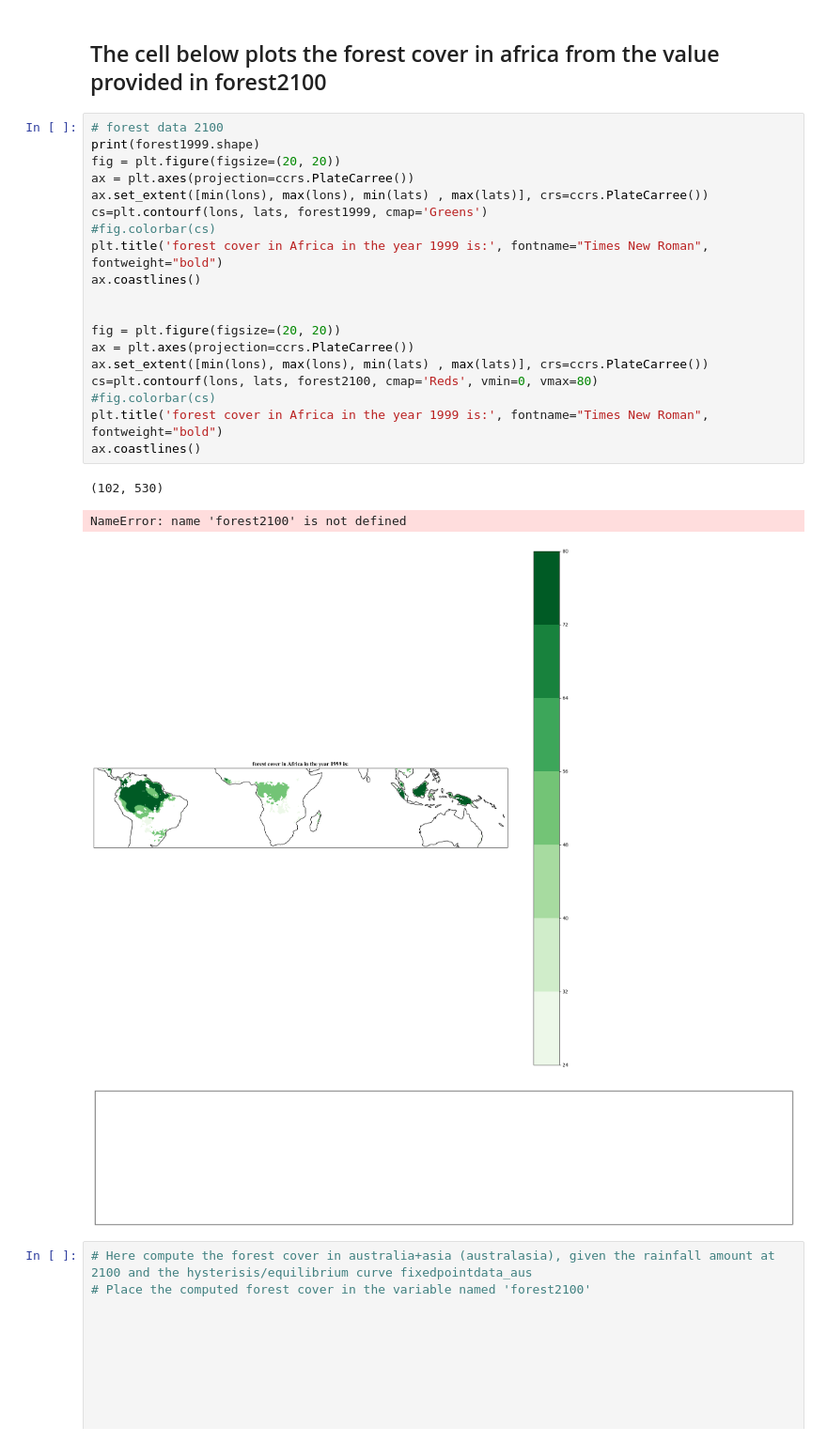
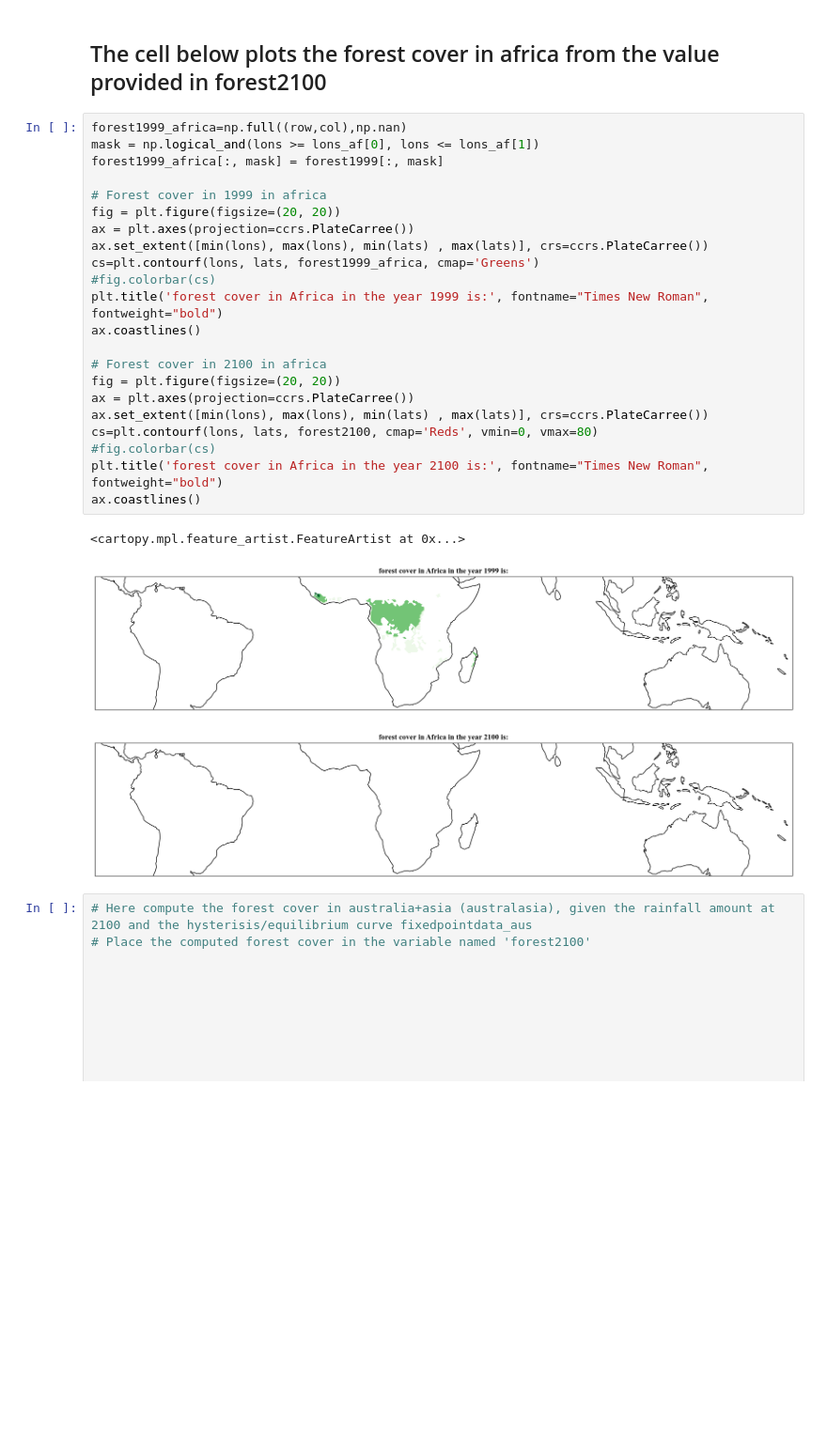
Before and after one commit to TheoHanon/Modeling, a Jupyter notebook: Part2/2023P2Q3_Coding.ipynb, the cells around one changed output. Shown at 94% size. Saved outputs shown, nothing was run; the diff lists cells and outputs as text; blank space fills up the shorter version.

```diff
--- a/Part2/2023P2Q3_Coding.ipynb
+++ b/Part2/2023P2Q3_Coding.ipynb
@@ -161,29 +184,31 @@ ax.coastlines()
 # %% [markdown]
 ## The cell below plots the forest cover in africa from the value provided in forest2100
 # %%
-# forest data 2100
-print(forest1999.shape)
+forest1999_africa=np.full((row,col),np.nan)
+mask = np.logical_and(lons >= lons_af[0], lons <= lons_af[1])
+forest1999_africa[:, mask] = forest1999[:, mask]
+
+# Forest cover in 1999 in africa
 fig = plt.figure(figsize=(20, 20))
 ax = plt.axes(projection=ccrs.PlateCarree())
 ax.set_extent([min(lons), max(lons), min(lats) , max(lats)], crs=ccrs.PlateCarree())
-cs=plt.contourf(lons, lats, forest1999, cmap='Greens')
+cs=plt.contourf(lons, lats, forest1999_africa, cmap='Greens')
 #fig.colorbar(cs)
 plt.title('forest cover in Africa in the year 1999 is:', fontname="Times New Roman", fontweight="bold")
 ax.coastlines()
 
-
+# Forest cover in 2100 in africa
 fig = plt.figure(figsize=(20, 20))
 ax = plt.axes(projection=ccrs.PlateCarree())
 ax.set_extent([min(lons), max(lons), min(lats) , max(lats)], crs=ccrs.PlateCarree())
 cs=plt.contourf(lons, lats, forest2100, cmap='Reds', vmin=0, vmax=80)
 #fig.colorbar(cs)
-plt.title('forest cover in Africa in the year 1999 is:', fontname="Times New Roman", fontweight="bold")
+plt.title('forest cover in Africa in the year 2100 is:', fontname="Times New Roman", fontweight="bold")
 ax.coastlines()
 # %% [output]
-(102, 530)
+<cartopy.mpl.feature_artist.FeatureArtist at 0x...>
-NameError: name 'forest2100' is not defined
-[figure, old version]
+[figure, new version]
-[figure, old version]
+[figure, new version]
 # %%
 # Here compute the forest cover in australia+asia (australasia), given the rainfall amount at 2100 and the hysterisis/equilibrium curve fixedpointdata_aus
 # Place the computed forest cover in the variable named 'forest2100'
```
Also changed, not shown: parts of 4 cells of this notebook.
